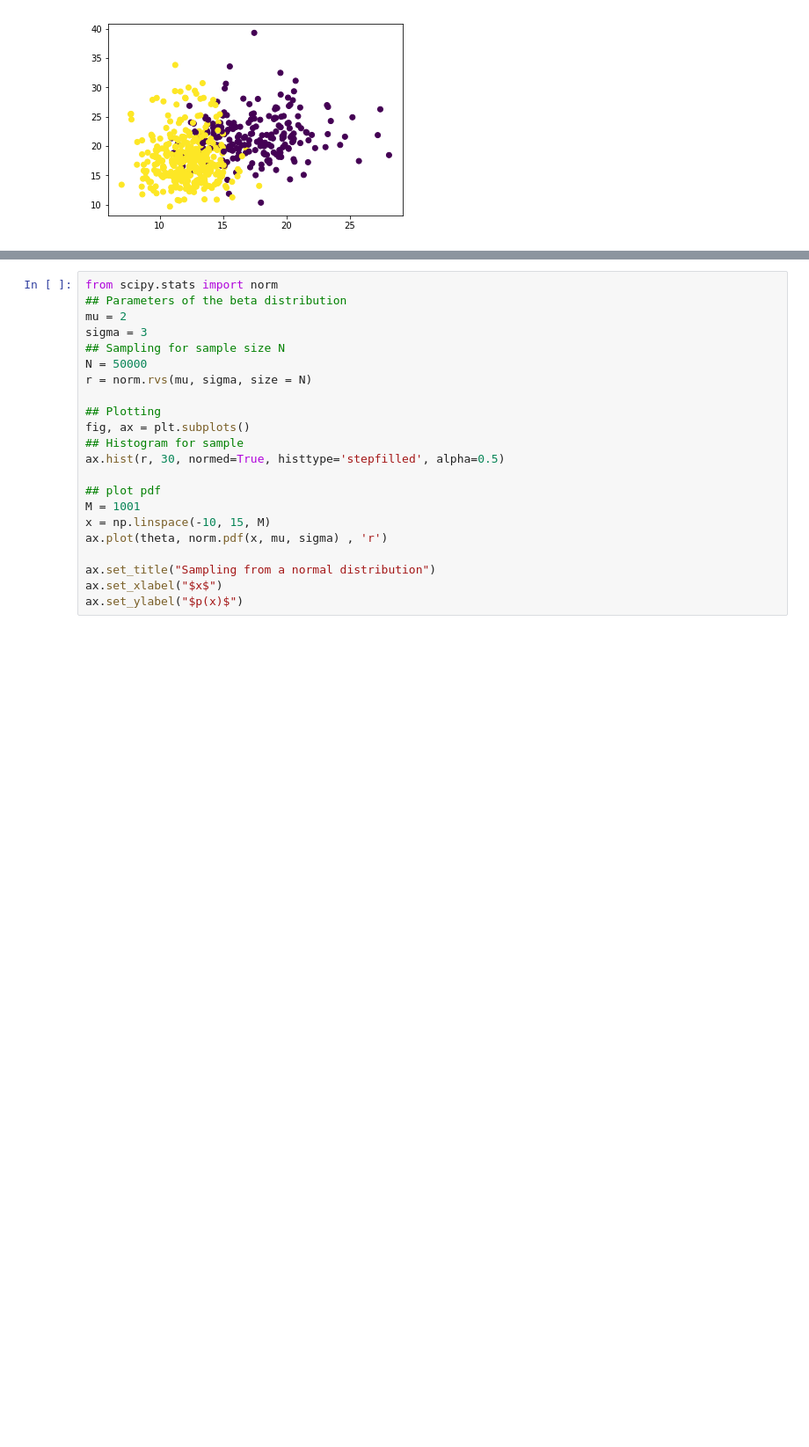
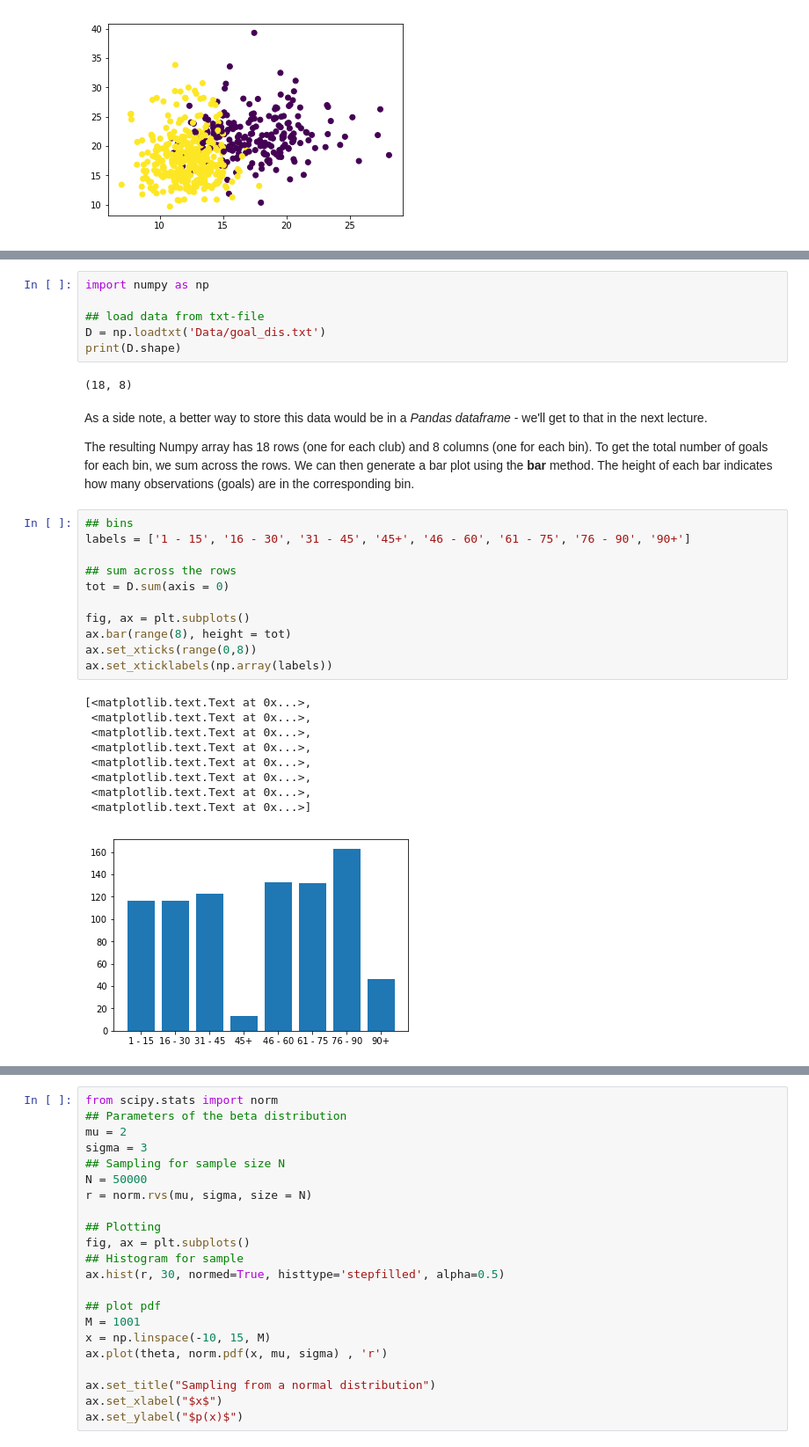
Before and after one commit to Moony2D/Python-Intro-ifo, a Jupyter notebook: PyIntro_Scipy.ipynb, the cells around one changed output, grey strips where cells are left out. Shown at 88% size. Drawn from its saved outputs; the diff is of its cells as text; blank space fills up the shorter version.

```diff
--- a/PyIntro_Scipy.ipynb
+++ b/PyIntro_Scipy.ipynb
@@ -189,0 +221,33 @@ cancer.keys(): dict_keys(['feature_names', 'target', 'data', 'target_names', 'DE
+# %%
+import numpy as np
+
+## load data from txt-file
+D = np.loadtxt('Data/goal_dis.txt')
+print(D.shape)
+# %% [output]
+(18, 8)
+# %% [markdown]
+As a side note, a better way to store this data would be in a *Pandas dataframe* - we'll get to that in the next lecture.
+
+The resulting Numpy array has 18 rows (one for each club) and 8 columns (one for each bin). To get the total number of goals for each bin, we sum across the rows. We can then generate a bar plot using the **bar** method. The height of each bar indicates how many observations (goals) are in the corresponding bin.
+# %%
+## bins
+labels = ['1 - 15', '16 - 30', '31 - 45', '45+', '46 - 60', '61 - 75', '76 - 90', '90+']
+
+## sum across the rows
+tot = D.sum(axis = 0)
+
+fig, ax = plt.subplots()
+ax.bar(range(8), height = tot)
+ax.set_xticks(range(0,8))
+ax.set_xticklabels(np.array(labels))
+# %% [output]
+[<matplotlib.text.Text at 0x...>,
+ <matplotlib.text.Text at 0x...>,
+ <matplotlib.text.Text at 0x...>,
+ <matplotlib.text.Text at 0x...>,
+ <matplotlib.text.Text at 0x...>,
+ <matplotlib.text.Text at 0x...>,
+ <matplotlib.text.Text at 0x...>,
+ <matplotlib.text.Text at 0x...>]
+[figure, added]
```
Also changed, not shown: parts of 21 cells of this notebook.
